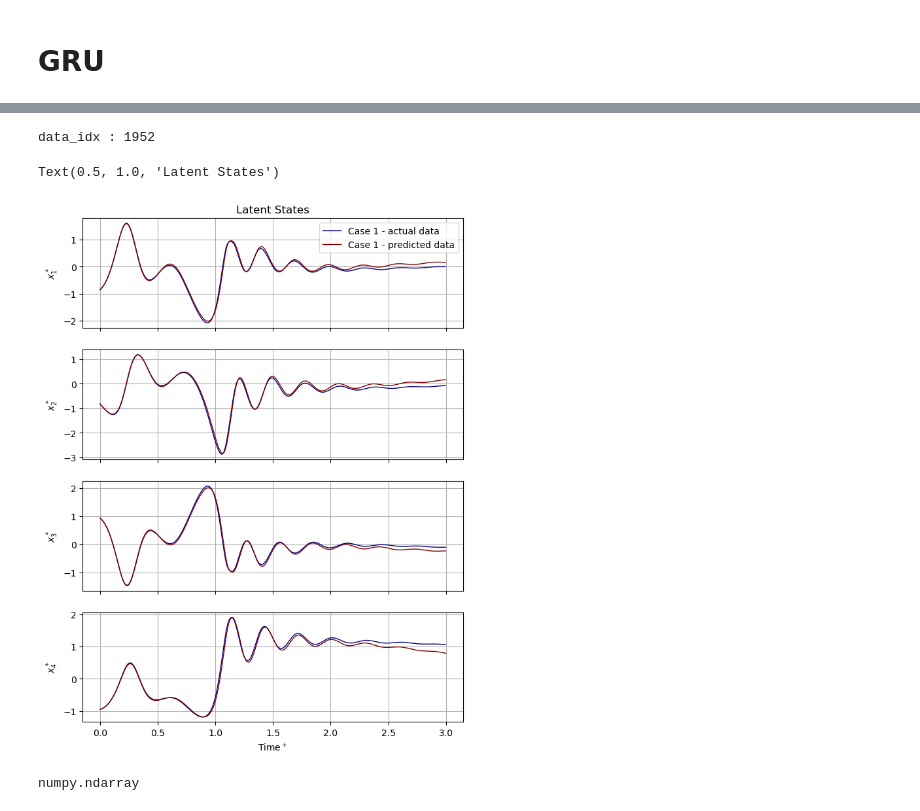
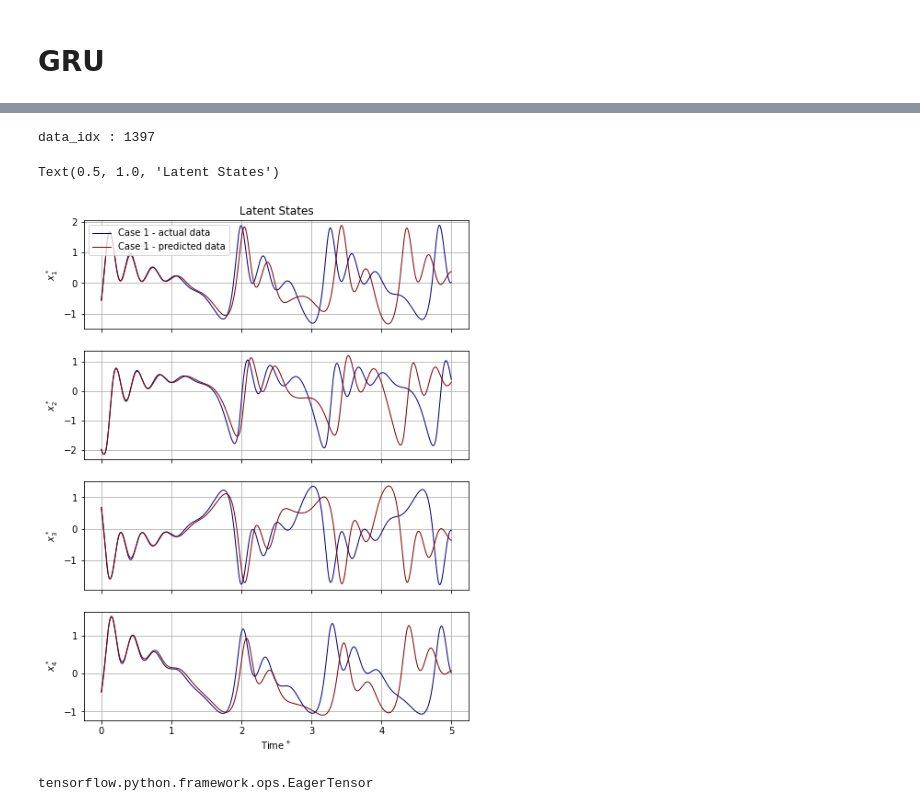
Before and after one commit to thisisrohan/MLROM, a Jupyter notebook: CDV/LoadingRNN-GRU-andTesting-AutoRegressiveMode.ipynb, the cells around one changed output, grey strips where cells are left out. Saved outputs shown, nothing was run; the diff lists cells and outputs as text; code cells hidden in the pictures.

```diff
--- a/CDV/LoadingRNN-GRU-andTesting-AutoRegressiveMode.ipynb
+++ b/CDV/LoadingRNN-GRU-andTesting-AutoRegressiveMode.ipynb
@@ -151,7 +121,7 @@ if behaviour == 'initialiseAndTrainFromScratch':
     normalize_flag = params_dict['normalize_flag']
 else:
     # RNN directory
-    dir_name_rnn = os.getcwd()+'/saved_rnn/rnn_005'
+    dir_name_rnn = os.getcwd()+'/saved_rnn/rnn_007'
 
     # reading simulation parameters
     with open(dir_name_rnn + '/sim_data_AE_params.txt') as f:
@@ -161,6 +131,7 @@ else:
 
     dir_name_ae = params_dict['dir_name_ae']
     ae_idx = dir_name_ae[-3:]
+    dir_name_ae = os.getcwd()+'/saved_ae/ae_'+ae_idx
 
     params_mat = params_dict['params_mat']
 
@@ -211,9 +182,12 @@ else:
     # setting seed for PRNGs
     np.random.seed(prng_seed)
     tf.random.set_seed(prng_seed)
+# %%
+# overriding T from ae params
+T = 800
 # %%
 res_dict = create_CDV_data(
-    700, t0, delta_t,
+    T, t0, delta_t,
     params_mat,
     init_state, return_params_arr=return_params_arr,
     normalize=normalize_flag
@@ -281,7 +259,7 @@ fig, ax = plot_latent_states_cdv(
 # GRU
 # %%
 T_sample_input = 50.1*dt_rnn
-# T_sample_output = 30
+T_sample_output = 150
 T_offset = T_sample_input
 # %%
 # cutting off initial transient
@@ -553,14 +534,15 @@ data_out = eval(data_type+'_data_rnn_output')
 data_idx = np.arange(data_in.shape[0])
 np.random.shuffle(data_idx)
 data_idx = data_idx[0]
-# data_idx = 3788
+data_idx = 1397
 print('data_idx : {}'.format(data_idx))
 
 # data_in = data_in[data_idx]
 data_out = data_out[data_idx]
 data_out = rescale_data(data_out, normalization_arr)
 
-prediction = rnn_net.predict(data_in[data_idx:data_idx+1, :, :])
+# prediction = rnn_net.predict(data_in[data_idx:data_idx+1, :, :])
+prediction = rnn_net.call(data_in[data_idx:data_idx+1, :, :], training=False)
 
 n = 1
 num_latent_states = data_out.shape[-1]
@@ -596,36 +578,36 @@ for j in range(num_latent_states):
     ax[j].grid(True)
     ax[j].set_axisbelow(True)
 
 
 ax[-1].set_xlabel('Time$^+$')
 
 max_rows = 10
 max_rows = float(max_rows)
 ncols = int(np.ceil(len(boundary_idx_arr) / max_rows))
 # plt.figlegend(
 #     handles=mpl_ax_artist_list[0:n],
 #     # bbox_to_anchor=[1.1,0.85],
 #     loc=legend_loc,
 #     bbox_to_anchor=legend_bbox_to_anchor,
 #     ncol=ncols,
 #     markerscale=legend_markerscale
 # )
 ax[0].legend(
     # handles=mpl_ax_artist_list[0:n],
     # bbox_to_anchor=[1.1,0.85],
     loc='best',
     # bbox_to_anchor=legend_bbox_to_anchor,
     ncol=ncols,
     # markerscale=legend_markerscale
 )
 # fig.suptitle(r'Latent States', size=12)
 ax[0].set_title(r'Latent States', size=12)
 # plt.savefig('AR-GRU.png', dpi=300, bbox_inches='tight')
 # %% [output]
-data_idx : 1952
+data_idx : 1397
 Text(0.5, 1.0, 'Latent States')
-[figure, old version]
+[figure, new version]
 # %%
 type(prediction)
 # %% [output]
-numpy.ndarray
+tensorflow.python.framework.ops.EagerTensor
```
Also changed, not shown: parts of 12 cells of this notebook, 2 other files.
